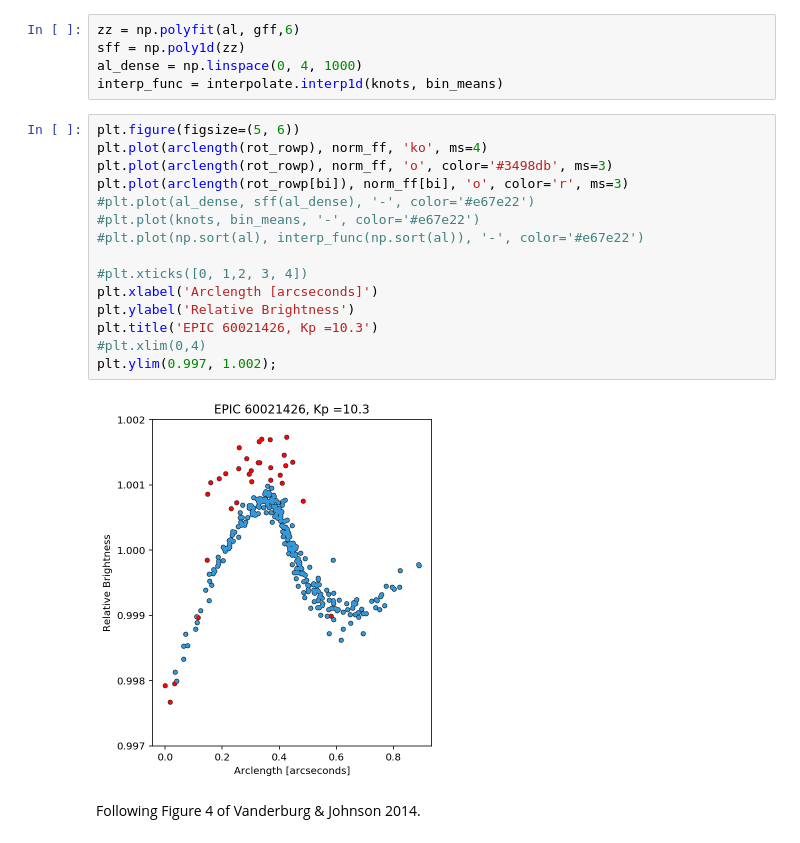
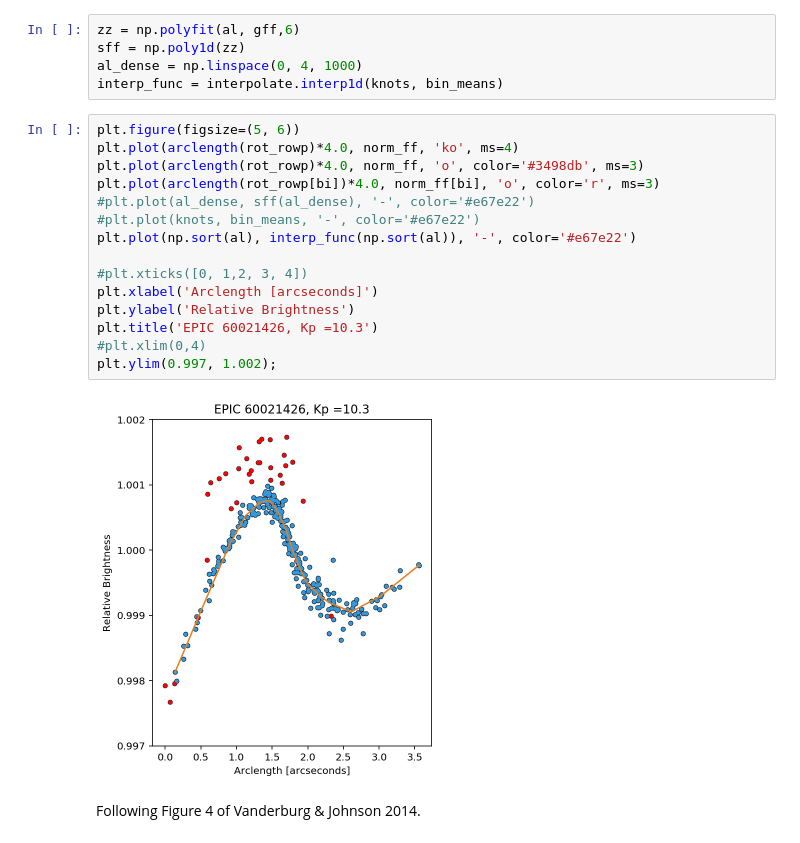
Before and after one commit to KeplerGO/pyke, a Jupyter notebook: docs/source/tutorials/ipython_notebooks/motion-correction/Replicate_Vanderburg_2014_K2SFF.ipynb, the cells around one changed output. Cells and saved outputs as stored; diff of their text form.

```diff
--- a/docs/source/tutorials/ipython_notebooks/motion-correction/Replicate_Vanderburg_2014_K2SFF.ipynb
+++ b/docs/source/tutorials/ipython_notebooks/motion-correction/Replicate_Vanderburg_2014_K2SFF.ipynb
@@ -210,21 +169,21 @@ al_dense = np.linspace(0, 4, 1000)
 interp_func = interpolate.interp1d(knots, bin_means)
 # %%
 plt.figure(figsize=(5, 6))
-plt.plot(arclength(rot_rowp), norm_ff, 'ko', ms=4)
-plt.plot(arclength(rot_rowp), norm_ff, 'o', color='#3498db', ms=3)
-plt.plot(arclength(rot_rowp[bi]), norm_ff[bi], 'o', color='r', ms=3)
+plt.plot(arclength(rot_rowp)*4.0, norm_ff, 'ko', ms=4)
+plt.plot(arclength(rot_rowp)*4.0, norm_ff, 'o', color='#3498db', ms=3)
+plt.plot(arclength(rot_rowp[bi])*4.0, norm_ff[bi], 'o', color='r', ms=3)
 #plt.plot(al_dense, sff(al_dense), '-', color='#e67e22')
 #plt.plot(knots, bin_means, '-', color='#e67e22')
-#plt.plot(np.sort(al), interp_func(np.sort(al)), '-', color='#e67e22')
+plt.plot(np.sort(al), interp_func(np.sort(al)), '-', color='#e67e22')
 
 #plt.xticks([0, 1,2, 3, 4])
 plt.xlabel('Arclength [arcseconds]')
 plt.ylabel('Relative Brightness')
 plt.title('EPIC 60021426, Kp =10.3')
 #plt.xlim(0,4)
 plt.ylim(0.997, 1.002);
 # %% [output]
-[figure, old version]
+[figure, new version]
 # %% [markdown]
 Following Figure 4 of Vanderburg & Johnson 2014.
 # %% [markdown]
```
Also changed, not shown: parts of 11 cells of this notebook.
